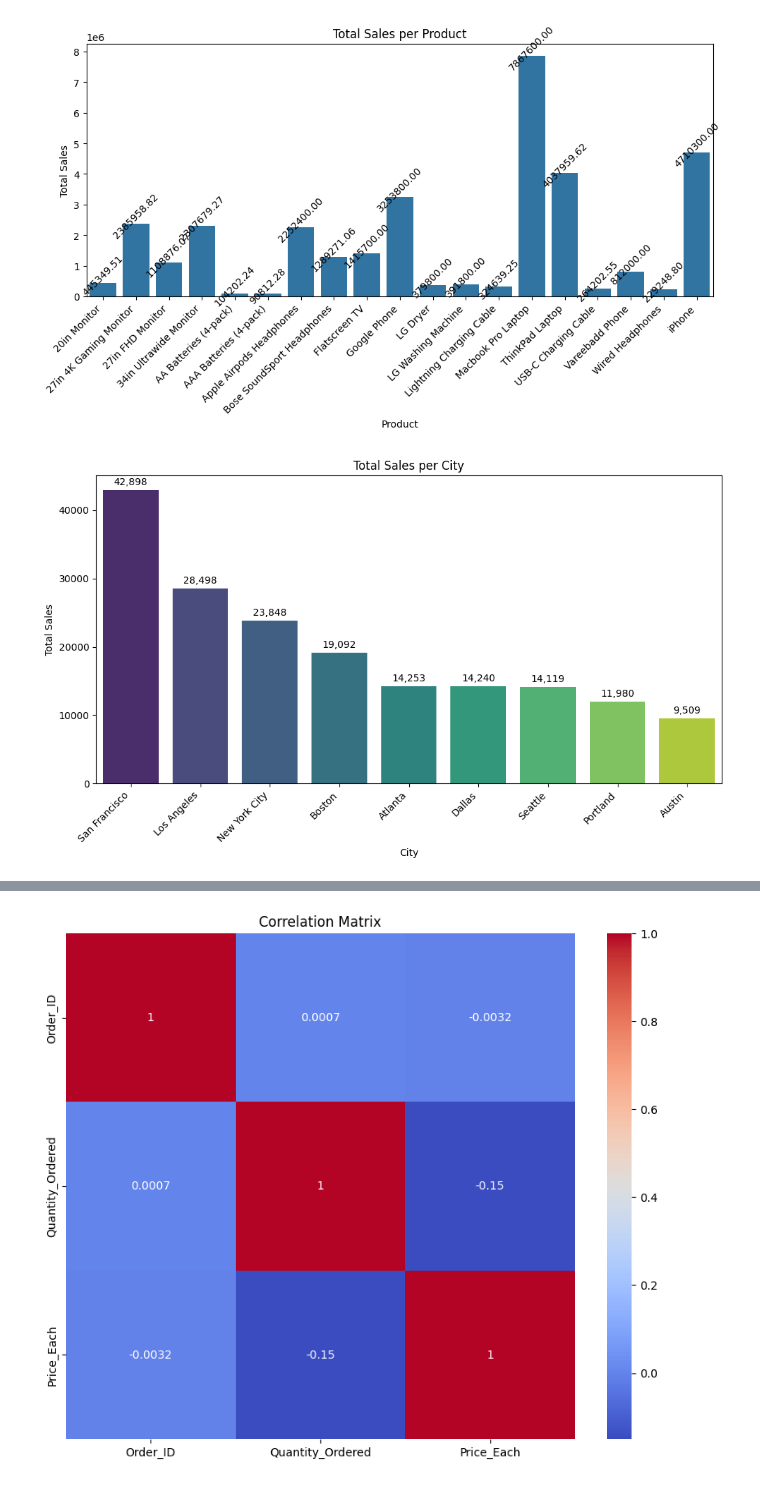
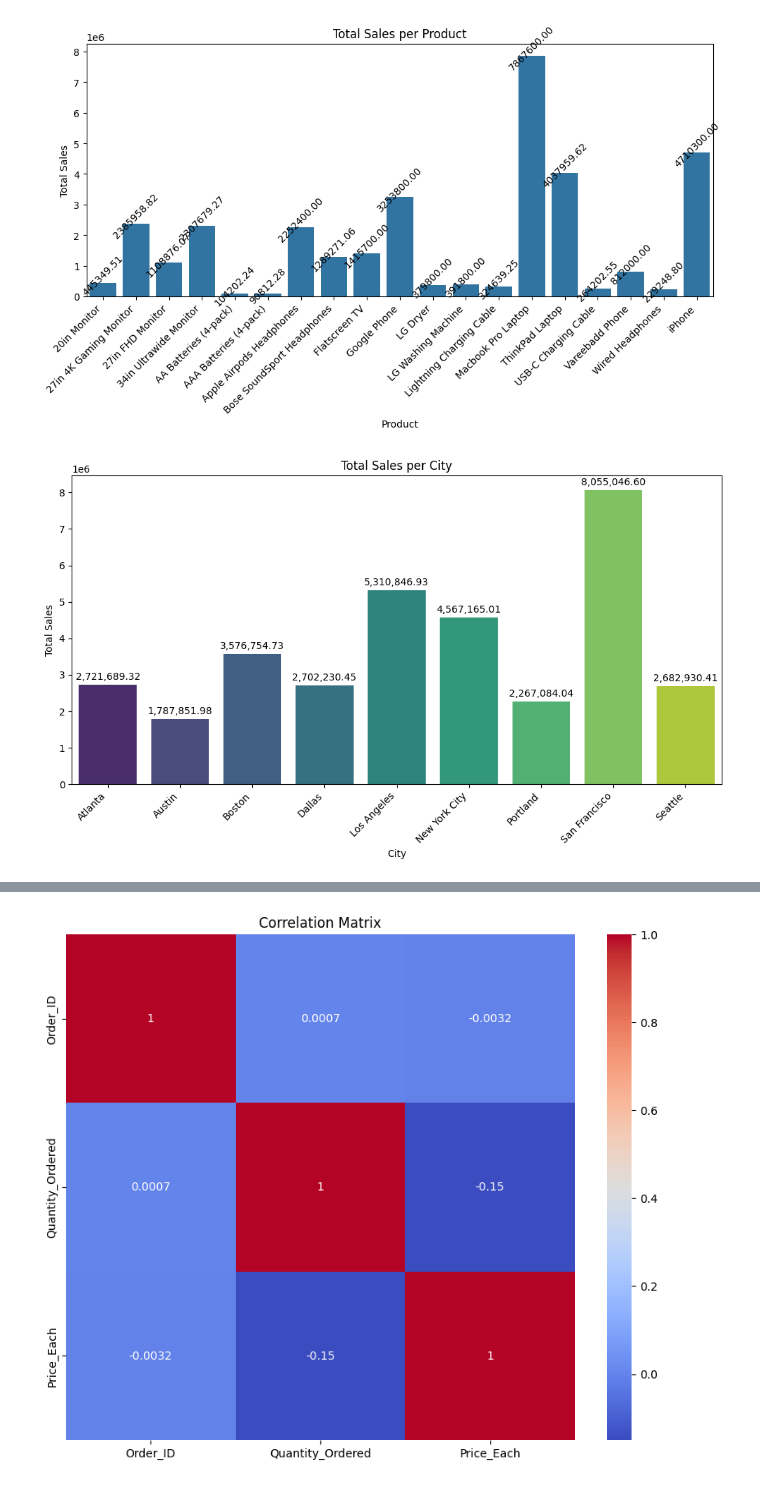
Before and after one commit to SamuelAsong/Comprehensive-Power-BI-Dashboard-for-Sales-Insights, a Jupyter notebook: notebook/sales.ipynb, the cells around one changed output, grey strips where cells are left out. Cells and saved outputs as stored; diff of their text form; code cells hidden in the pictures.

```diff
--- a/notebook/sales.ipynb
+++ b/notebook/sales.ipynb
@@ -1277,25 +1281,29 @@ plt.show()
 # %% [output]
 [figure]
 # %%
+# First, calculate total sales per city
+df_sales_per_city = df_unique.groupby('City')['Sales'].sum().reset_index()
 
-# Plotting Total Sales per City
+# Plotting total sales per city
 plt.figure(figsize=(10, 6))
-ax = sns.barplot(data=df_city_sales, x='City', y='count', palette='viridis')
+ax = sns.barplot(data=df_sales_per_city, x='City', y='Sales', palette='viridis')
 plt.title('Total Sales per City')
 plt.xlabel('City')
 plt.ylabel('Total Sales')
-plt.xticks(rotation=45, ha='right')  # Rotate x labels for better readability
+
+# Rotate x-axis labels for better readability
+plt.xticks(rotation=45, ha='right')
 
 # Add total sales labels on top of bars
 for p in ax.patches:
-    ax.annotate(f'{p.get_height():,.0f}',
+    ax.annotate(f'{p.get_height():,.2f}',
                 (p.get_x() + p.get_width() / 2., p.get_height()),
                 ha='center', va='center', xytext=(0, 8), textcoords='offset points')
 
 plt.tight_layout()
 plt.show()
 # %% [output]
-[figure, old version]
+[figure, new version]
 # %%
 df_unique
 # %% [output]
```
Also changed, not shown: parts of 12 cells of this notebook.
